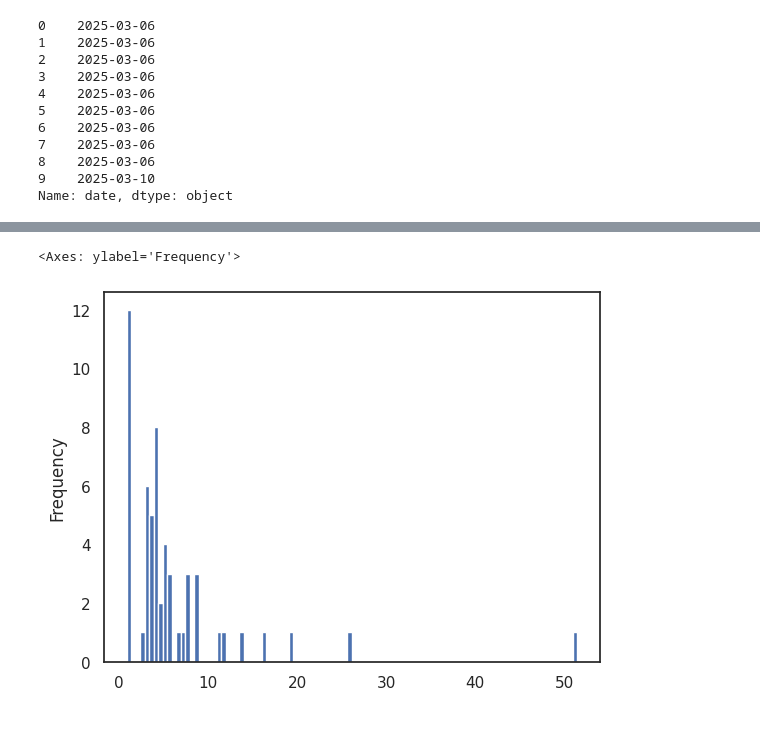
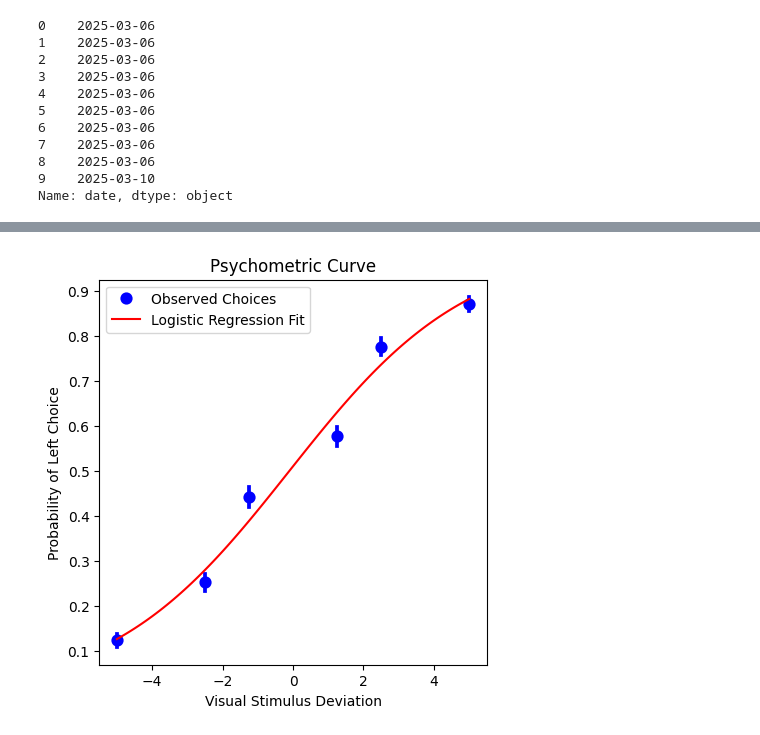
Before and after one commit to LearningCircuitsLab/lecilab-behavior-analysis, a Jupyter notebook: lecilab_behavior_analysis/plot_testing.ipynb, the cells around one changed output, grey strips where cells are left out. Drawn from its saved outputs; the diff is of its cells as text; code cells hidden in the pictures.

```diff
--- a/lecilab_behavior_analysis/plot_testing.ipynb
+++ b/lecilab_behavior_analysis/plot_testing.ipynb
@@ -105,4 +106,8 @@ from sklearn.linear_model import LogisticRegression
 # %%
 df_test = df.dropna(subset = ['visual_stimulus'])
+# %%
+# reduce the dataset to the psychometric version of the task
+# Otherwise, we would include a lot of "easy" trials that would bias the fit
+df_test = df_test[df_test["current_training_stage"] == "TwoAFC_visual_hard"]
 # %%
 df_test['visual_stimulus_devi'] = df_test['visual_stimulus'].apply(lambda x: abs(round(eval(x)[0] / eval(x)[1], 4)))
@@ -189,5 +156,38 @@ ssdf
-# %%
-ssdf.Reaction_Time.plot(kind="hist", bins=100)
-# %% [output]
-<Axes: ylabel='Frequency'>
-[figure, removed]
+# %%
+# Now we can fit the data and visualize the results
+X = df_test['visual_stimulus_devi'].values.reshape(-1, 1)
+y = df_test['left_choice_new'].values.astype(int)
+model = LogisticRegression()
+model.fit(X, y)
+
+# Now we have a model that predicts the probability of a left choice based on ANY visual stimulus deviation (xs).
+# For plotting, we can generate a range of values for the visual stimulus deviation
+import numpy as np
+xs = np.linspace(df_test['visual_stimulus_devi'].min(), df_test['visual_stimulus_devi'].max(), 100).reshape(-1, 1)
+y_prob = model.predict_proba(xs)[:, 1]
+
+# Plot the actual choices of the mouse
+fig, ax = plt.subplots(figsize=(5, 5))
+sns.pointplot(
+    x='visual_stimulus_devi',
+    y='left_choice_new',
+    data=df_test,
+    estimator=lambda x: np.mean(x),
+    color='blue',
+    markers='o',
+    errorbar=("ci", 95),
+    ax=ax,
+    label='Observed Choices',
+    native_scale= True,
+    linestyles='',
+)
+
+# overlay the fitted logistic regression curve
+ax.plot(xs, y_prob, color='red', label='Logistic Regression Fit')
+ax.set_xlabel("Visual Stimulus Deviation")
+ax.set_ylabel("Probability of Left Choice")
+plt.title("Psychometric Curve")
+plt.legend()
+plt.show()
+# %% [output]
+[figure, added]
```
Also changed, not shown: parts of 6 cells of this notebook.
